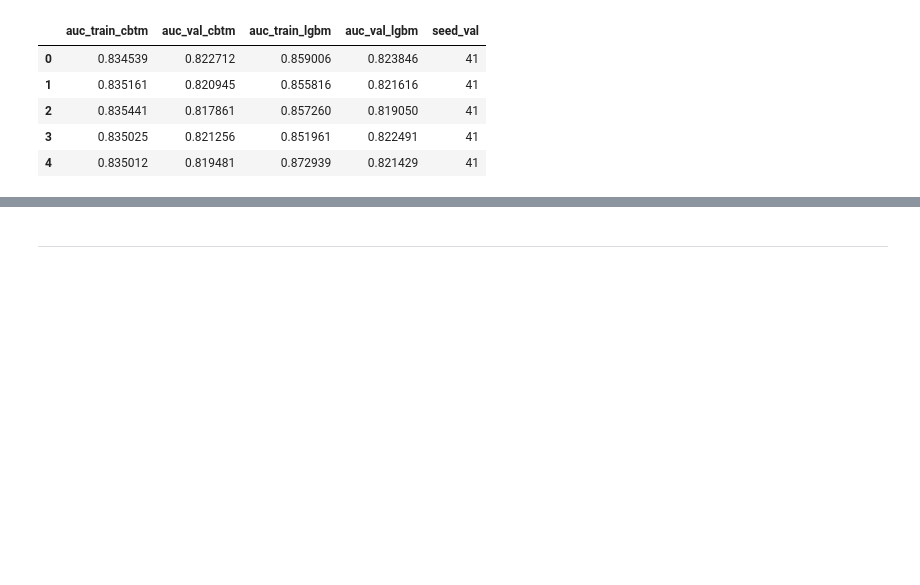
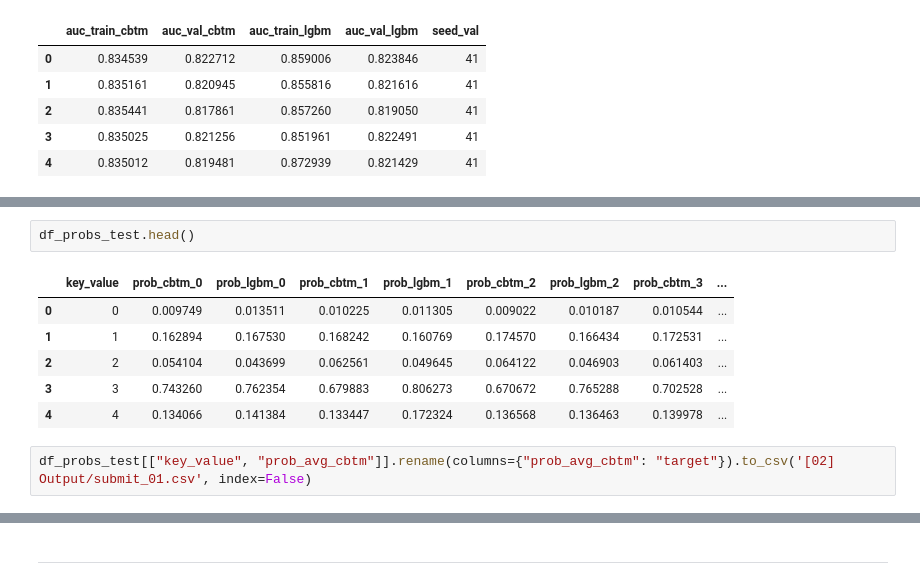
Before and after one commit to mlaricobar/solution-datathon-interbank-2020, a Jupyter notebook: [04] Model Building.ipynb, the cells around one changed output, grey strips where cells are left out. Drawn from its saved outputs; the diff is of its cells as text; blank space fills up the shorter version.

```diff
--- a/[04] Model Building.ipynb
+++ b/[04] Model Building.ipynb
@@ -414,0 +409,11 @@ df_test_opt_wic_h_v2[["prediction_id", "class"]].to_csv('baseline.csv', index=Fa
+# %%
+df_probs_test.head()
+# %% [output]
+|  | key_value | prob_cbtm_0 | prob_lgbm_0 | prob_cbtm_1 | prob_lgbm_1 | prob_cbtm_2 | prob_lgbm_2 | prob_cbtm_3 | ... |
+| 0 | 0 | 0.009749 | 0.013511 | 0.010225 | 0.011305 | 0.009022 | 0.010187 | 0.010544 | ... |
+| 1 | 1 | 0.162894 | 0.167530 | 0.168242 | 0.160769 | 0.174570 | 0.166434 | 0.172531 | ... |
+| 2 | 2 | 0.054104 | 0.043699 | 0.062561 | 0.049645 | 0.064122 | 0.046903 | 0.061403 | ... |
+| 3 | 3 | 0.743260 | 0.762354 | 0.679883 | 0.806273 | 0.670672 | 0.765288 | 0.702528 | ... |
+| 4 | 4 | 0.134066 | 0.141384 | 0.133447 | 0.172324 | 0.136568 | 0.136463 | 0.139978 | ... |
+# %%
+df_probs_test[["key_value", "prob_avg_cbtm"]].rename(columns={"prob_avg_cbtm": "target"}).to_csv('[02] Output/submit_01.csv', index=False)
```
Also changed, not shown: parts of 8 cells of this notebook.
